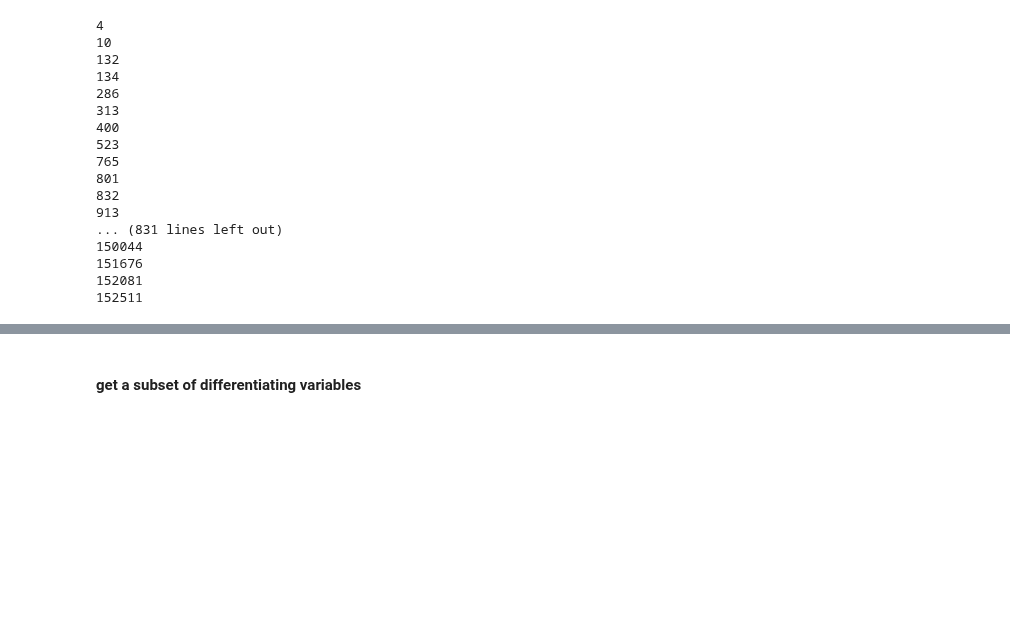
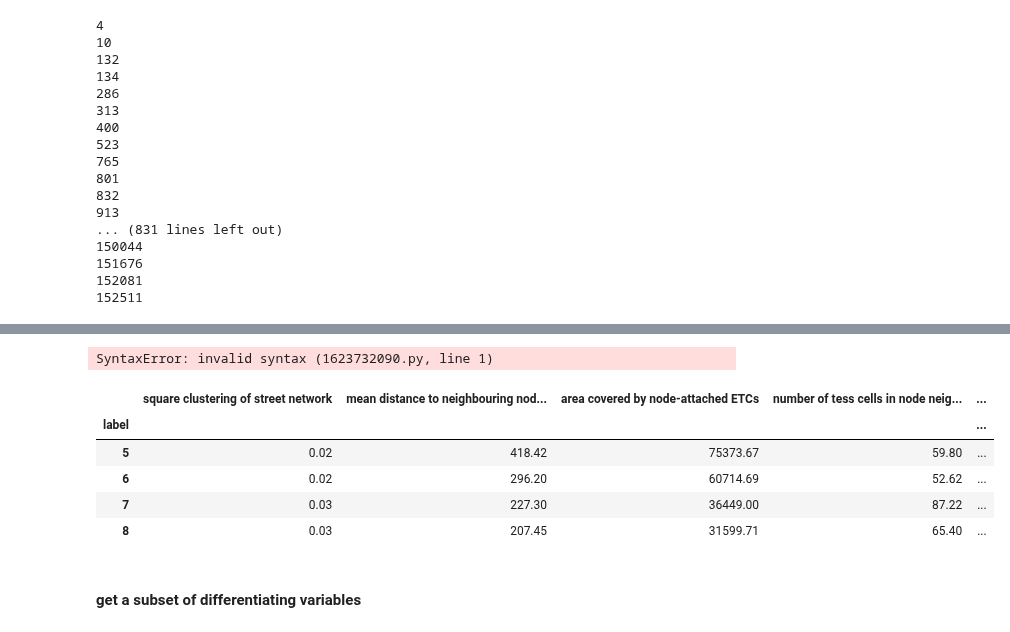
Before and after one commit to uscuni/urban_taxonomy, a Jupyter notebook: code/results.ipynb, the cells around one changed output, grey strips where cells are left out. Drawn from its saved outputs; the diff is of its cells as text; code cells hidden in the pictures; blank space fills up the shorter version.

```diff
--- a/code/results.ipynb
+++ b/code/results.ipynb
@@ -144,3 +131,35 @@ new_keys['limLPS'] = 'building structure optimised for sunlight'
+# %%
+1 - linear development
+2 - sparse isolated development
+3 - industrial
+4 -  outlier
+5 -  open layout
+6 - industrial
+7 - compct development with courtyards
+8 - sparse open laout or something
+9 -  industrial
+10 - outlier
+11 - outlier
+12 - outlier
+13 - dense standalone buildings
+14 - large scale developments
+15 - compact development
+16 - interconnected blocks
+# %% [output]
+SyntaxError: invalid syntax (1623732090.py, line 1)
+# %%
+f = {
+    k: "{:.2f}" for k in cluster_centres.columns.values
+}
+
+table_data.loc[[5,6,7,8], cols2].style.format(f).background_gradient(axis=0, cmap="BuGn")
+# %% [output]
+|  | square clustering of street network | mean distance to neighbouring nod... | area covered by node-attached ETCs | number of tess cells in node neig... | ... |
+| label |  |  |  |  | ... |
+| 5 | 0.02 | 418.42 | 75373.67 | 59.80 | ... |
+| 6 | 0.02 | 296.20 | 60714.69 | 52.62 | ... |
+| 7 | 0.03 | 227.30 | 36449.00 | 87.22 | ... |
+| 8 | 0.03 | 207.45 | 31599.71 | 65.40 | ... |
 # %% [markdown]
 #### get a subset of differentiating variables
 # %%
```
Also changed, not shown: parts of 9 cells of this notebook, 18 other files.
